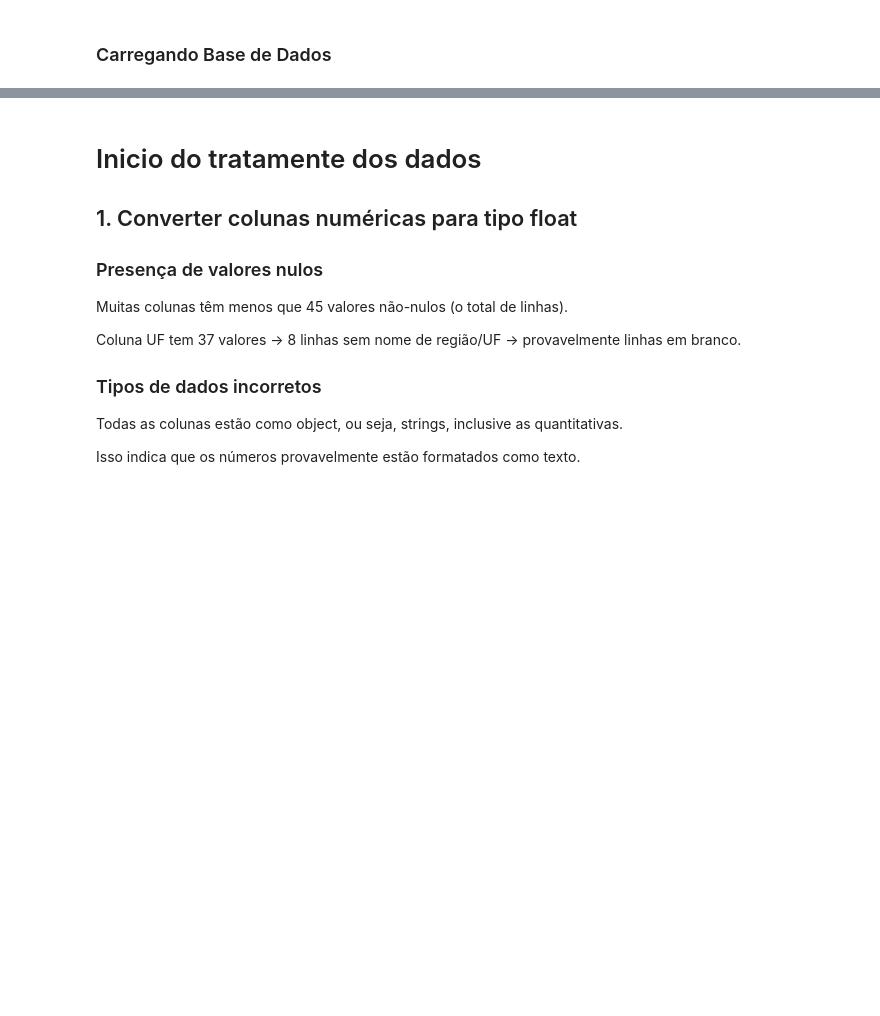
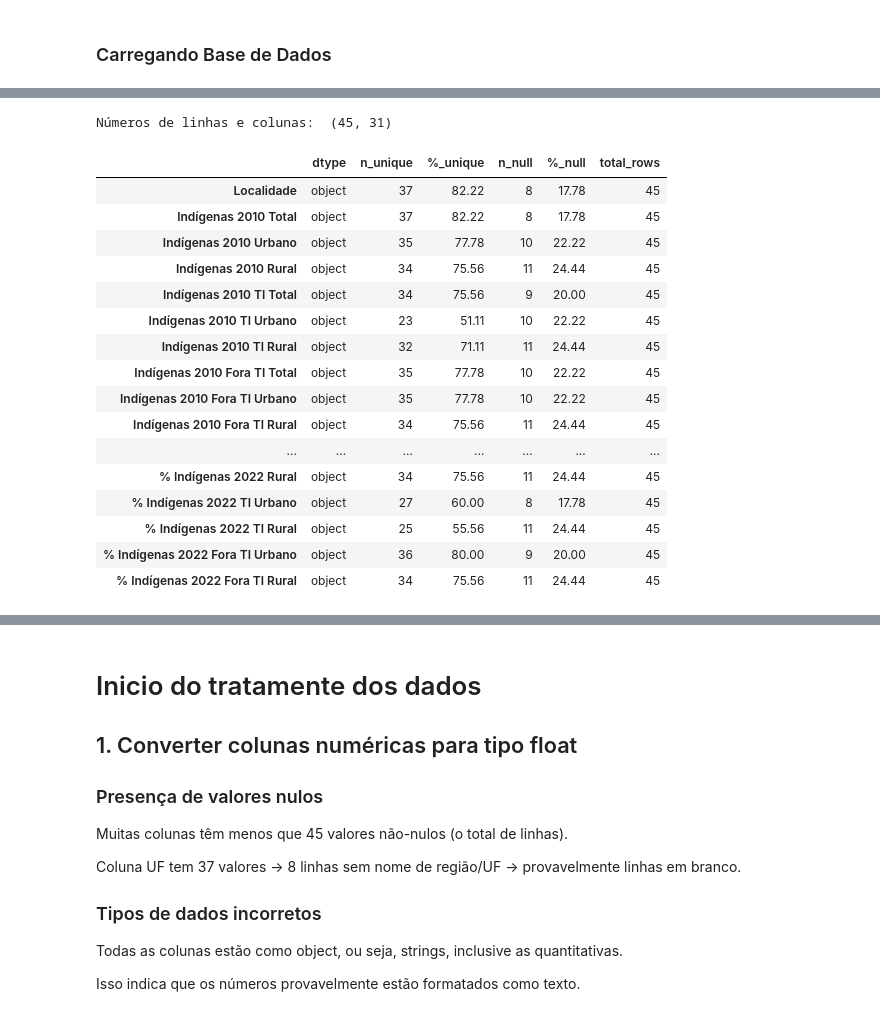
Before and after one commit to LUCASDNORONHA/exploracao-dados-indigenas-2010-2022, a Jupyter notebook: notebooks/limpeza_analise_e_visualizacao.ipynb, the cells around one changed output, grey strips where cells are left out. Saved outputs shown, nothing was run; the diff lists cells and outputs as text; code cells hidden in the pictures; blank space fills up the shorter version.

```diff
--- a/notebooks/Projeto_de_Analise_de_Dados_Exploratoria.ipynb
+++ b/notebooks/limpeza_analise_e_visualizacao.ipynb
@@ -174 +132,36 @@ db.shape
+# %%
+# Numeros de linhas e colunas
+print("Números de linhas e colunas: ", db.shape)
+# %% [output]
+Números de linhas e colunas:  (45, 31)
+# %%
+# Resumo com tipos, valores nulos, quantidade de valores únicos, percentual de valores únicos e total de linhas
+summary = pd.DataFrame({
+    "dtype": db.dtypes,
+    "n_unique": db.nunique(),
+    "%_unique": (db.nunique() / len(db) * 100).round(2),
+    "n_null": db.isnull().sum(),
+    "%_null": (db.isnull().mean() * 100).round(2),
+    "total_rows": len(db)
+})
+
+summary
+# %% [output]
+|  | dtype | n_unique | %_unique | n_null | %_null | total_rows |
+| Localidade | object | 37 | 82.22 | 8 | 17.78 | 45 |
+| Indígenas 2010 Total | object | 37 | 82.22 | 8 | 17.78 | 45 |
+| Indígenas 2010 Urbano | object | 35 | 77.78 | 10 | 22.22 | 45 |
+| Indígenas 2010 Rural | object | 34 | 75.56 | 11 | 24.44 | 45 |
+| Indígenas 2010 TI Total | object | 34 | 75.56 | 9 | 20.00 | 45 |
+| Indígenas 2010 TI Urbano | object | 23 | 51.11 | 10 | 22.22 | 45 |
+| Indígenas 2010 TI Rural | object | 32 | 71.11 | 11 | 24.44 | 45 |
+| Indígenas 2010 Fora TI Total | object | 35 | 77.78 | 10 | 22.22 | 45 |
+| Indígenas 2010 Fora TI Urbano | object | 35 | 77.78 | 10 | 22.22 | 45 |
+| Indígenas 2010 Fora TI Rural | object | 34 | 75.56 | 11 | 24.44 | 45 |
+| ... | ... | ... | ... | ... | ... | ... |
+| % Indígenas 2022 Rural | object | 34 | 75.56 | 11 | 24.44 | 45 |
+| % Indígenas 2022 TI Urbano | object | 27 | 60.00 | 8 | 17.78 | 45 |
+| % Indígenas 2022 TI Rural | object | 25 | 55.56 | 11 | 24.44 | 45 |
+| % Indígenas 2022 Fora TI Urbano | object | 36 | 80.00 | 9 | 20.00 | 45 |
+| % Indígenas 2022 Fora TI Rural | object | 34 | 75.56 | 11 | 24.44 | 45 |
 # %%
```
Also changed, not shown: parts of 14 cells of this notebook, 3 other files.
